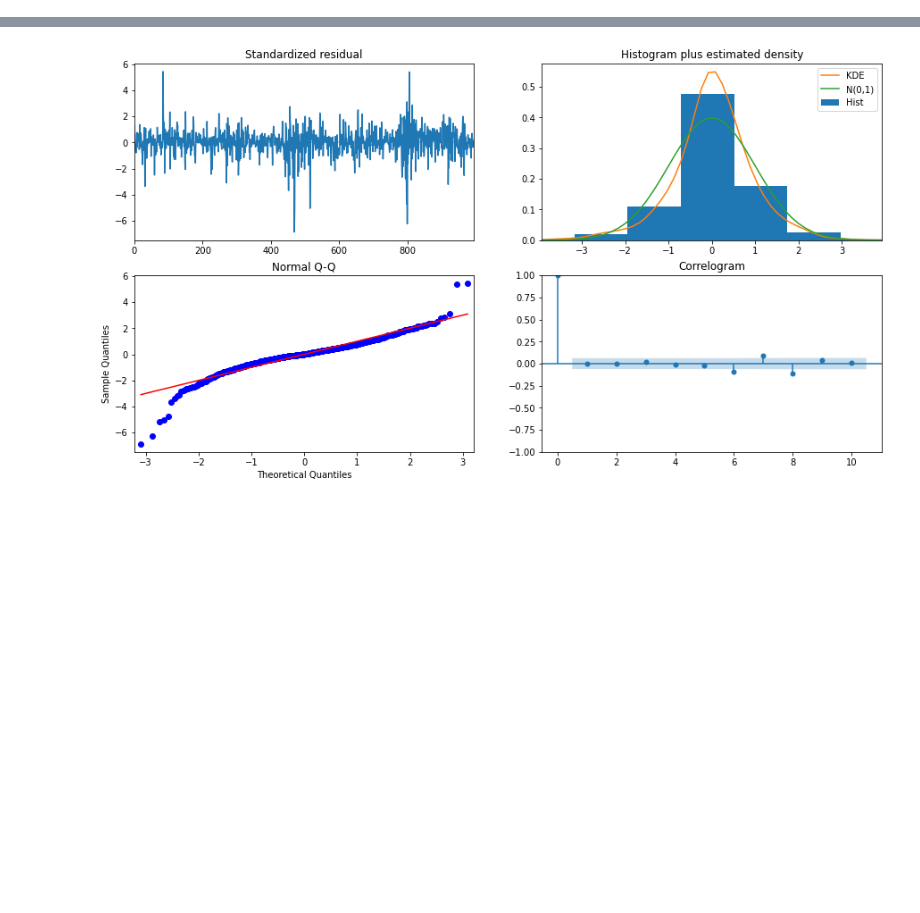
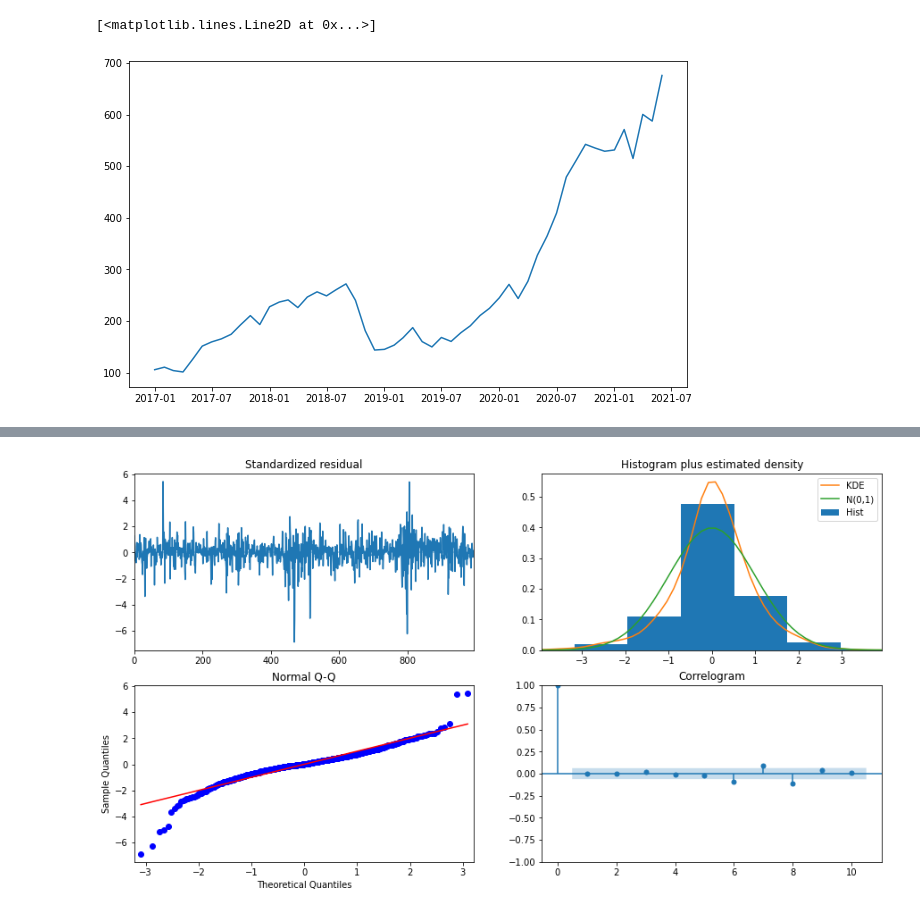
Before and after one commit to jayce7376/Nvidia_Stock_Prediction, a Jupyter notebook: notebook.ipynb, the cells around one changed output, grey strips where cells are left out. Cells and saved outputs as stored; diff of their text form; code cells hidden in the pictures; blank space fills up the shorter version.

```diff
--- a/notebook.ipynb
+++ b/notebook.ipynb
@@ -217,0 +210,7 @@ Warnings:
+# %%
+monthly = nvidia.resample('MS').mean()
+# %%
+plt.plot(monthly['Close'])
+# %% [output]
+[<matplotlib.lines.Line2D at 0x...>]
+[figure, added]
```
Also changed, not shown: parts of 51 cells of this notebook, 8 other files.
